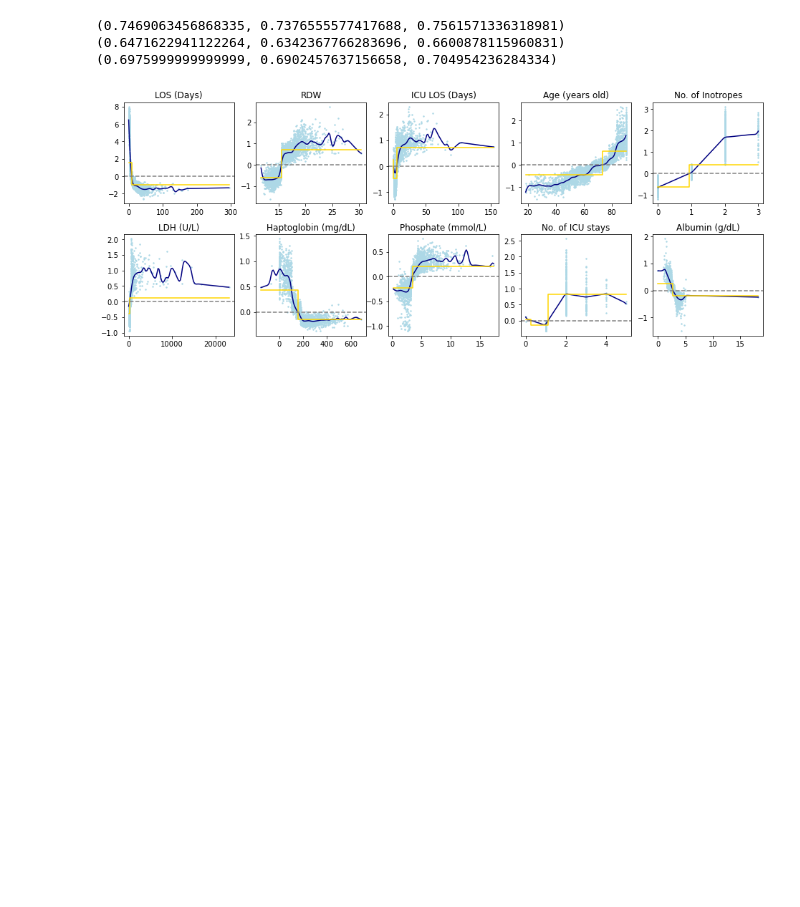
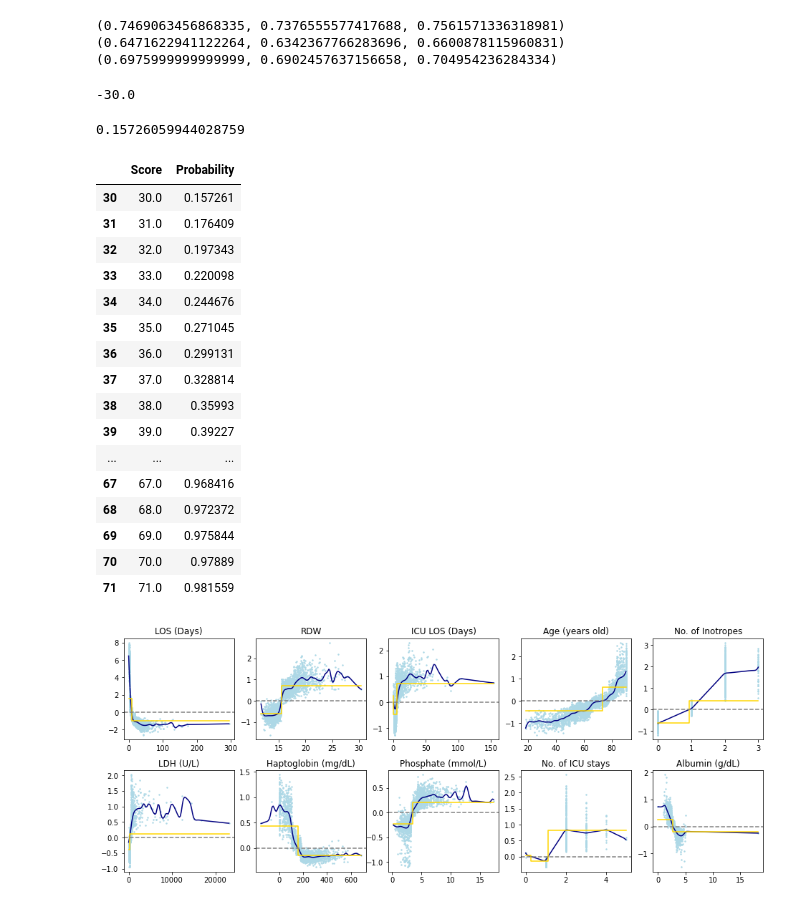
Before and after one commit to llja0112/Uni-ACS, a Jupyter notebook: mimiciii_sepsis/Gradient Boosting Example.ipynb, the cells around one changed output. Cells and saved outputs as stored; diff of their text form; code cells hidden in the pictures; blank space fills up the shorter version.

Commit message:
Modify folders and draft code for print calculator and OR

```diff
--- a/mimiciii_sepsis/Gradient Boosting Example.ipynb
+++ b/mimiciii_sepsis/Gradient Boosting Example.ipynb
@@ -191,6 +233,76 @@ print(mean_confidence_interval(accuracy_array))
 (0.7469063456868335, 0.7376555577417688, 0.7561571336318981)
 (0.6471622941122264, 0.6342367766283696, 0.6600878115960831)
 (0.6975999999999999, 0.6902457637156658, 0.704954236284334)
+# %%
+from scipy.special import expit
+
+scoring_table_columns = ['Score', 'Probability']
+reference_zero = True
+
+neg_score_list = []
+pos_score_list = []
+
+for score_array in explainer.score_array_list:
+    neg_score_list.append(np.min(score_array))
+    pos_score_list.append(np.max(score_array))
+
+min_score = np.sum(neg_score_list)
+max_score = np.sum(pos_score_list)
+
+scoring_table = pd.DataFrame(columns = scoring_table_columns)
+score_thresholds = []
+
+i = min_score
+while i <= max_score:
+    score = i
+    if reference_zero == True:
+        score += abs(min_score)
+
+    prob = expit(i * explainer.unit_shap_value + explainer.expected_value)
+    new_row = pd.DataFrame([[score, prob]],columns=scoring_table_columns)
+    scoring_table = pd.concat([scoring_table, new_row])
+
+    i += 1
+
+scoring_table = scoring_table.reset_index(drop=True)
+
+# print("")
+# print("")
+
+# for p_threshold in self.p_thresholds:
+#     print("Probability threshold: " + str(p_threshold))
+#     score_threshold = self.scoring_table[self.scoring_table['Probability'] <= p_threshold]['Score'].max()
+#     self.score_thresholds.append(score_threshold)
+#     print("Score threshold: " + str(score_threshold))
+#     print("")
+# %%
+min_score
+# %% [output]
+-30.0
+# %%
+expit(explainer.expected_value)
+# %% [output]
+0.15726059944028759
+# %%
+scoring_table[scoring_table['Score'] >= 30]
+# %% [output]
+|  | Score | Probability |
+| 30 | 30.0 | 0.157261 |
+| 31 | 31.0 | 0.176409 |
+| 32 | 32.0 | 0.197343 |
+| 33 | 33.0 | 0.220098 |
+| 34 | 34.0 | 0.244676 |
+| 35 | 35.0 | 0.271045 |
+| 36 | 36.0 | 0.299131 |
+| 37 | 37.0 | 0.328814 |
+| 38 | 38.0 | 0.35993 |
+| 39 | 39.0 | 0.39227 |
+| ... | ... | ... |
+| 67 | 67.0 | 0.968416 |
+| 68 | 68.0 | 0.972372 |
+| 69 | 69.0 | 0.975844 |
+| 70 | 70.0 | 0.97889 |
+| 71 | 71.0 | 0.981559 |
 # %%
 shap_values_df = pd.DataFrame(explainer.shap_values, columns=explainer.X_train.columns)
 # %%
```
Also changed, not shown: parts of 10 cells of this notebook, 4 other files.
